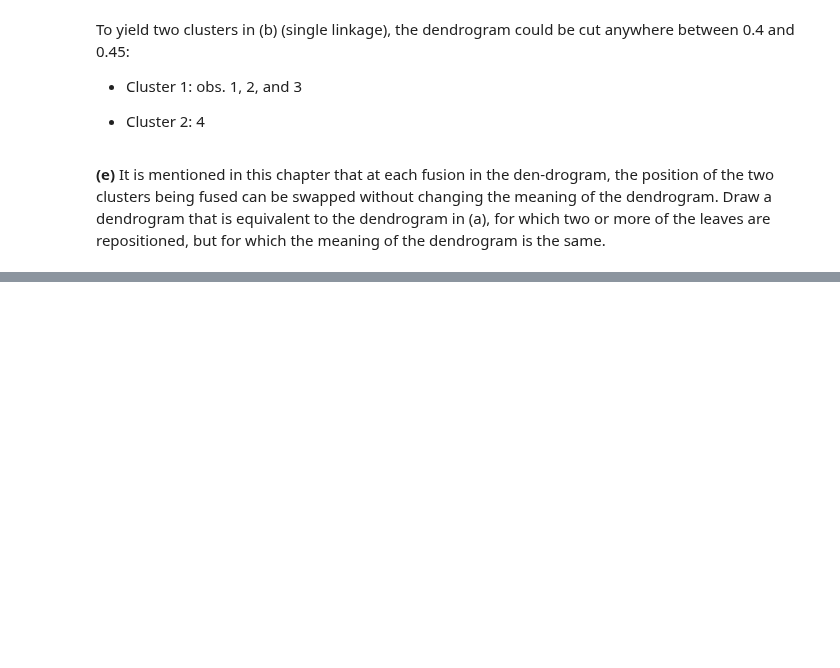
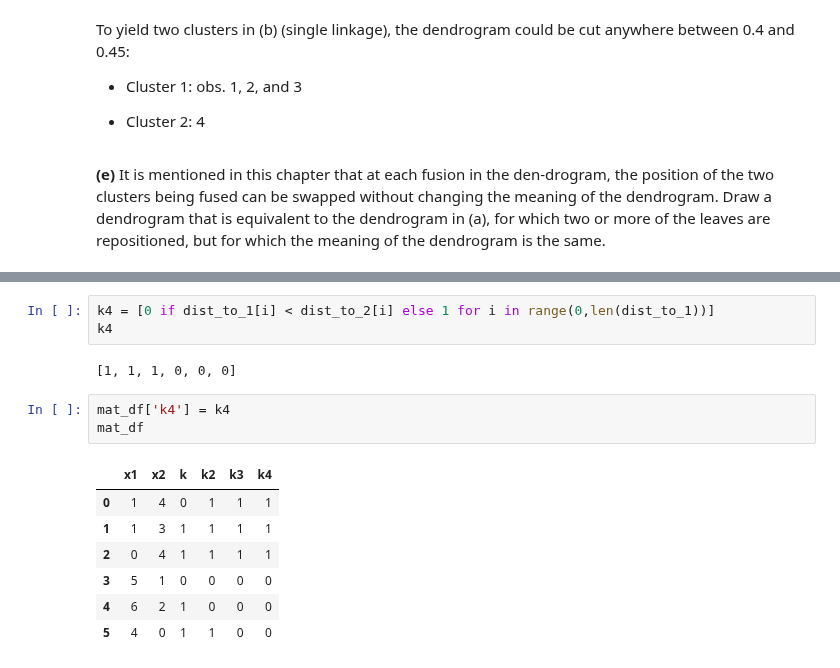
Before and after one commit to drwslv/StanfordOnline-Statistical-Learning, a Jupyter notebook: Ch12 Solutions Conceptual.ipynb, the cells around one changed output, grey strips where cells are left out. Drawn from its saved outputs; the diff is of its cells as text; blank space fills up the shorter version.

```diff
--- a/Ch12 Solutions Conceptual.ipynb
+++ b/Ch12 Solutions Conceptual.ipynb
@@ -117,0 +297,16 @@ To yield two clusters in (b) (single linkage), the dendrogram could be cut anywh
+# %%
+k4 = [0 if dist_to_1[i] < dist_to_2[i] else 1 for i in range(0,len(dist_to_1))]
+k4
+# %% [output]
+[1, 1, 1, 0, 0, 0]
+# %%
+mat_df['k4'] = k4
+mat_df
+# %% [output]
+|  | x1 | x2 | k | k2 | k3 | k4 |
+| 0 | 1 | 4 | 0 | 1 | 1 | 1 |
+| 1 | 1 | 3 | 1 | 1 | 1 | 1 |
+| 2 | 0 | 4 | 1 | 1 | 1 | 1 |
+| 3 | 5 | 1 | 0 | 0 | 0 | 0 |
+| 4 | 6 | 2 | 1 | 0 | 0 | 0 |
+| 5 | 4 | 0 | 1 | 1 | 0 | 0 |
```
Also changed, not shown: parts of 29 cells of this notebook.
